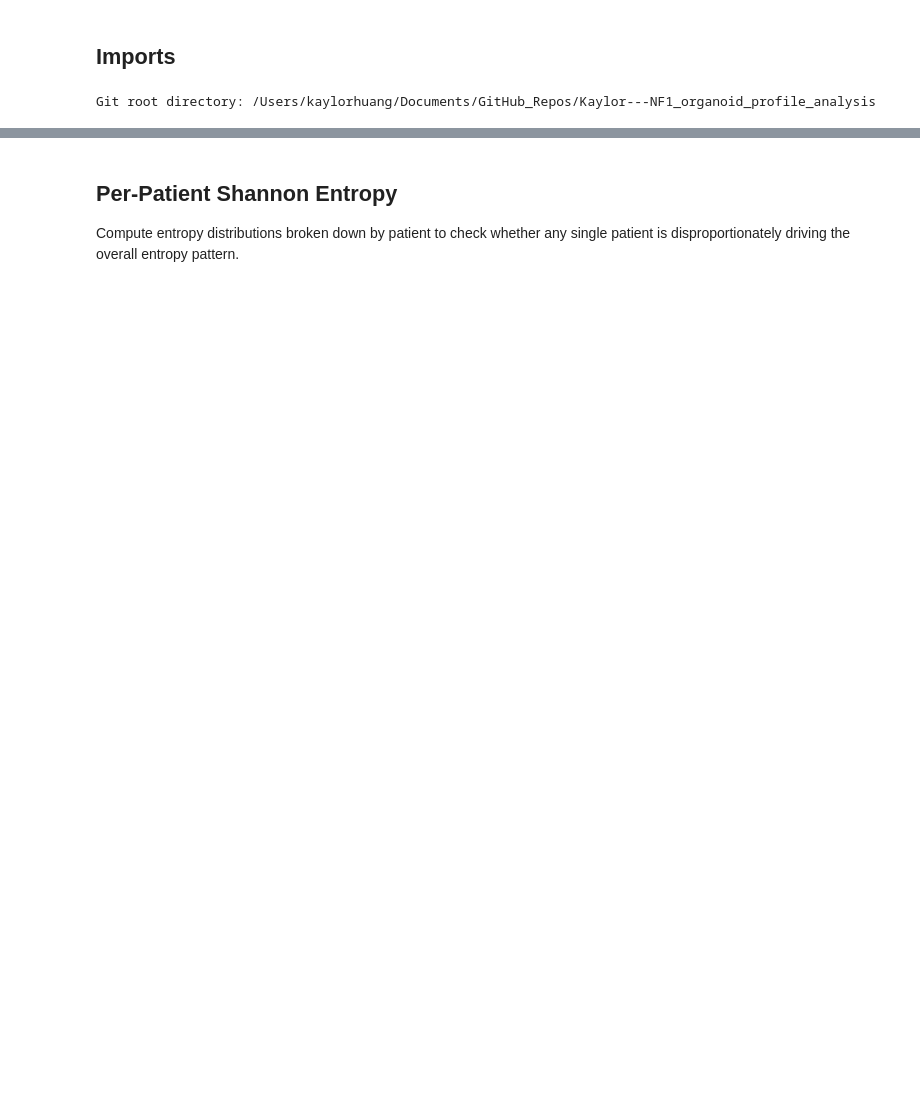
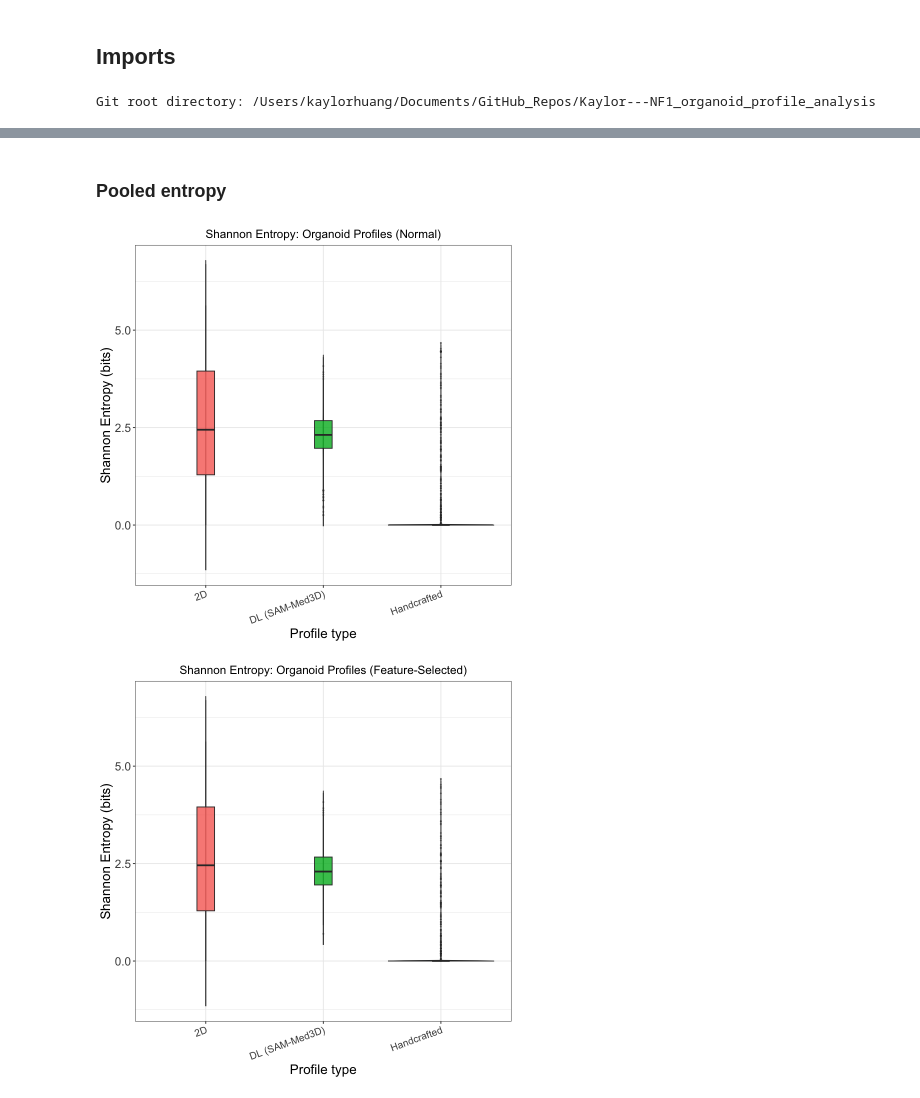
Before and after one commit to MikeLippincott/NF1_organoid_profile_analysis, a Jupyter notebook: 2.2d_vs_3d_analysis/notebooks/12.plot_shannon_entropy.ipynb, the cells around one changed output, grey strips where cells are left out. Saved outputs shown, nothing was run; the diff lists cells and outputs as text; code cells hidden in the pictures; blank space fills up the shorter version.

Commit message:
refactoring entropy

```diff
--- a/2.2d_vs_3d_analysis/notebooks/12.plot_shannon_entropy.ipynb
+++ b/2.2d_vs_3d_analysis/notebooks/12.plot_shannon_entropy.ipynb
@@ -85,0 +47,12 @@ dir.create(figures_dir, recursive = TRUE, showWarnings = FALSE)
+# %%
+# Load data
+
+all_files <- list.files(entropy_dir, pattern = "_entropy\\.parquet$", full.names = TRUE)
+pooled_files <- all_files[!grepl("_per_patient_entropy\\.parquet$", all_files)]
+per_patient_files <- all_files[grepl("_per_patient_entropy\\.parquet$", all_files)]
+
+entropy_pooled <- bind_rows(lapply(pooled_files, arrow::read_parquet))
+entropy_per_patient <- bind_rows(lapply(per_patient_files, arrow::read_parquet))
+
+entropy_pooled$group_label <- factor(entropy_pooled$group_label)
+entropy_per_patient$group_label <- factor(entropy_per_patient$group_label)
@@ -222,5 +74,0 @@ ggsave(
-# %% [markdown]
-## Per-Patient Shannon Entropy
-
-Compute entropy distributions broken down by patient to check whether any
-single patient is disproportionately driving the overall entropy pattern.
@@ -255,0 +75,49 @@ sc_agg_pp          <- combine_pp(sc_agg_pp_2d,          sc_agg_pp_3d)
+# %% [markdown]
+### Pooled entropy
+# %%
+make_entropy_plot <- function(df, title) {
+    ggplot(df, aes(x = group_label, y = entropy, fill = group_label)) +
+        geom_violin(alpha = 0.6, trim = FALSE) +
+        geom_boxplot(width = 0.15, alpha = 0.85, outlier.size = 0.5, outlier.alpha = 0.4) +
+        labs(
+            title = title,
+            x     = "Profile type",
+            y     = "Shannon Entropy (bits)",
+            fill  = "Profile type"
+        ) +
+        theme_bw() +
+        entropy_theme +
+        theme(legend.position = "none")
+}
+
+width <- 7
+height <- 6
+dpi <- 300
+
+for (gran in names(granularity_titles)) {
+    for (stage in names(stage_titles)) {
+        df_subset <- entropy_pooled %>% filter(granularity == gran, stage == !!stage)
+        if (nrow(df_subset) == 0) {
+            cat("SKIPPED (no data):", gran, stage, "\n")
+            next
+        }
+
+        title <- paste0(
+            "Shannon Entropy: ", granularity_titles[[gran]],
+            " Profiles (", stage_titles[[stage]], ")"
+        )
+        p <- make_entropy_plot(df_subset, title)
+        print(p)
+        ggsave(
+            filename = file.path(figures_dir, paste0(gran, "_", stage, "_entropy.png")),
+            plot     = p,
+            width    = width,
+            height   = height,
+            dpi      = dpi,
+            units    = "in"
+        )
+    }
+}
+# %% [output]
+[figure, added]
+[figure, added]
```
Also changed, not shown: parts of 25 cells of this notebook, 4 other files.
